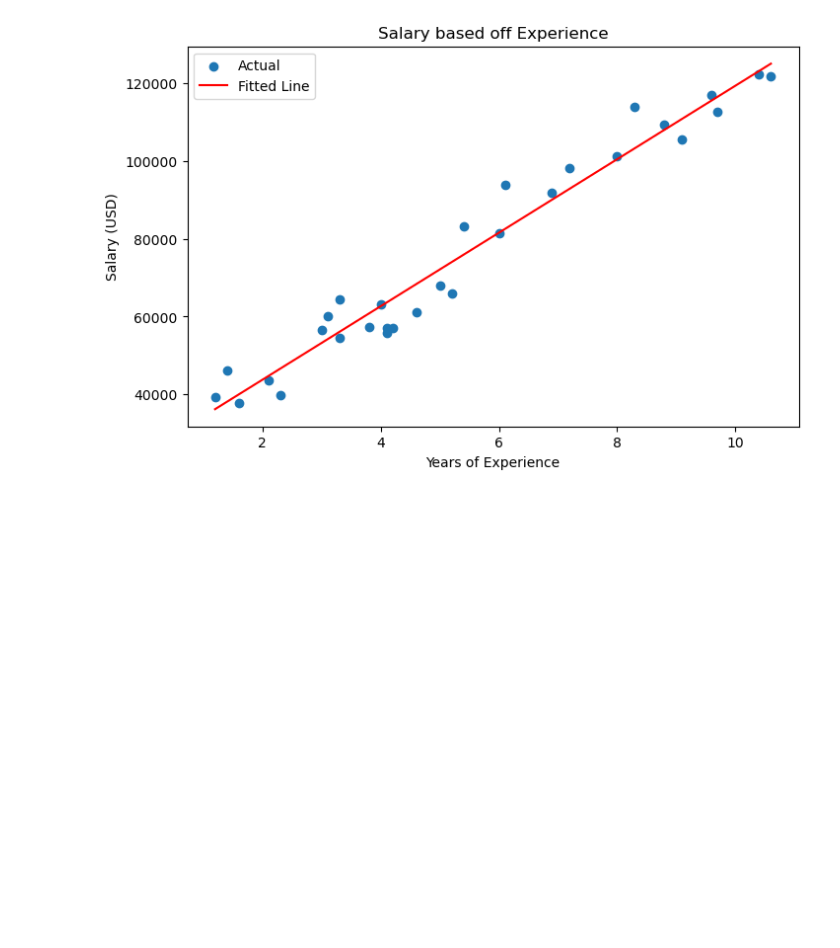
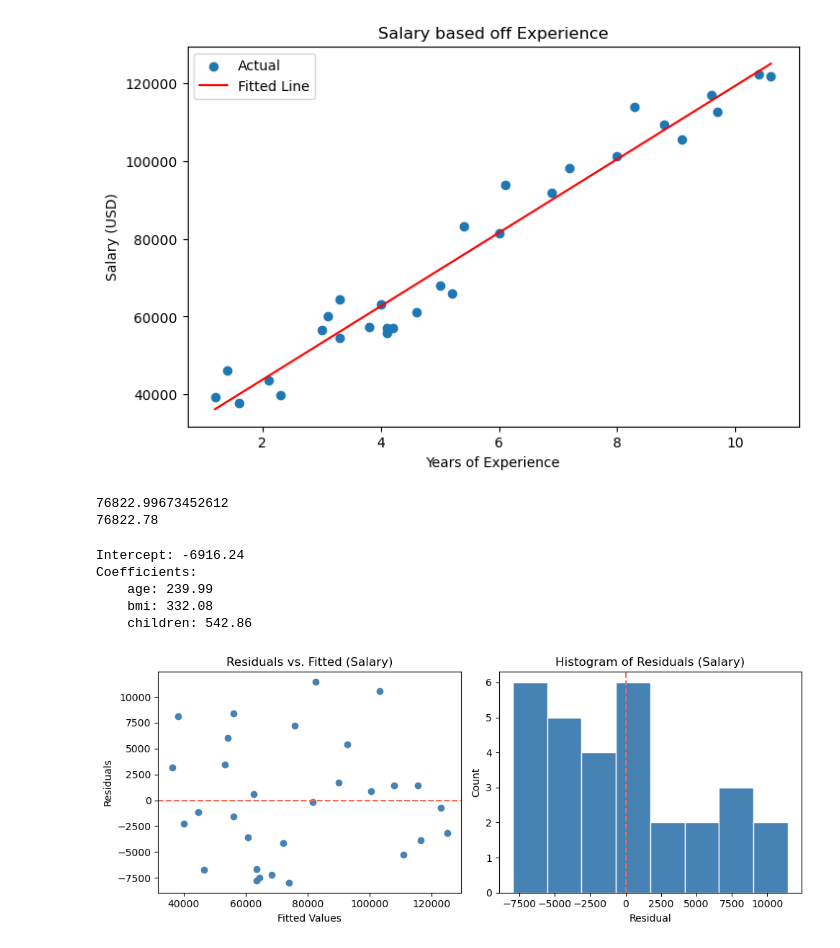
Before and after one commit to AndrewGriffith328/predicting_numbers, a Jupyter notebook: pred_nums.ipynb, the cells around one changed output. Drawn from its saved outputs; the diff is of its cells as text; code cells hidden in the pictures; blank space fills up the shorter version.

Commit message:
done til task 8

```diff
--- a/pred_nums.ipynb
+++ b/pred_nums.ipynb
@@ -68,3 +68,65 @@ plt.tight_layout
 plt.show()
 # %% [output]
 [figure]
+# %%
+#TASK4
+
+print(model.predict([[5.5]])[0])
+
+# Coefficient + slope * feature
+print(24848 + (9449.96 * 5.5))
+# %% [output]
+76822.99673452612
+76822.78
+# %%
+#TASK5
+
+X2 = insurance[['age', 'bmi', 'children']]
+y2 = insurance['charges']
+
+model2 = LinearRegression()
+model2.fit(X2,y2)
+
+print(f"Intercept: {model2.intercept_:.2f}")
+print("Coefficients:")
+for name, coef in zip(X2.columns, model2.coef_):
+    print(f"    {name}: {coef:.2f}")
+
+# For each feature, the coefficient is how much the target increases while the other features stay constant
+# Intercept is the anchor point for charges
+# %% [output]
+Intercept: -6916.24
+Coefficients:
+    age: 239.99
+    bmi: 332.08
+    children: 542.86
+# %%
+#TASK6
+
+salary['predicted'] = model.predict(X)
+salary['residual'] = salary['Salary'] - salary['predicted']
+
+plt.figure(figsize=(10, 4))
+
+plt.subplot(1, 2, 1)
+plt.scatter(salary['predicted'], salary['residual'], color='steelblue')
+plt.axhline(0, color='tomato', linestyle='--')
+plt.xlabel('Fitted Values')
+plt.ylabel('Residuals')
+plt.title('Residuals vs. Fitted (Salary)')
+
+plt.subplot(1, 2, 2)
+plt.hist(salary['residual'], bins=8, color='steelblue',
+         edgecolor='white')
+plt.axvline(0, color='tomato', linestyle='--')
+plt.xlabel('Residual')
+plt.ylabel('Count')
+plt.title('Histogram of Residuals (Salary)')
+
+plt.tight_layout()
+plt.show()
+
+# Very slight fan at the beginning and tightens towards the end, but mostly evenly spaced
+# Slightly skewed to the left, with some larger humps
+# %% [output]
+[figure, added]
```
Also changed, not shown: parts of 3 cells of this notebook.
